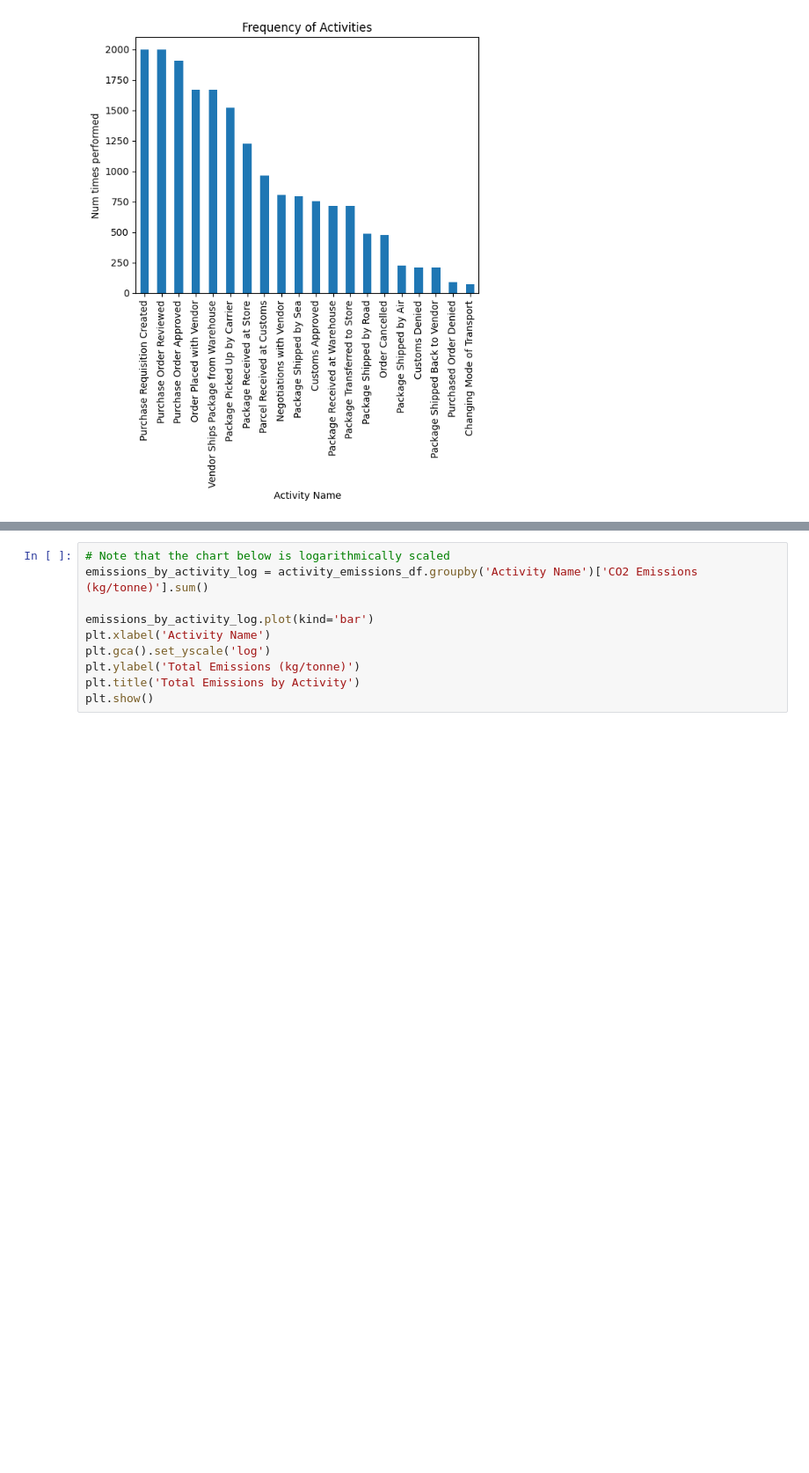
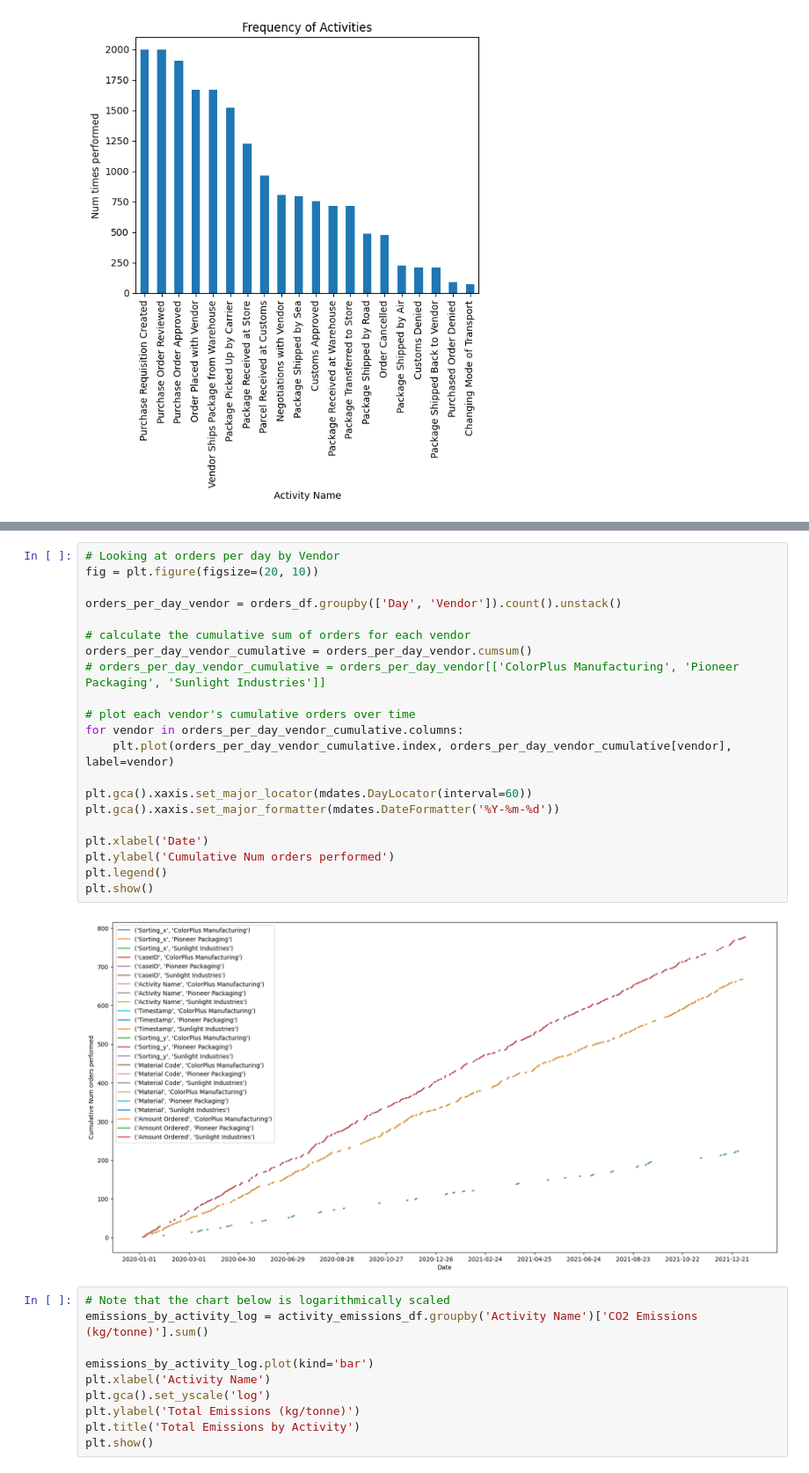
Before and after one commit to aaaka5h/BOLT-Datathon, a Jupyter notebook: analysis.ipynb, the cells around one changed output, grey strips where cells are left out. Shown at 88% size. Drawn from its saved outputs; the diff is of its cells as text; blank space fills up the shorter version.

```diff
--- a/analysis.ipynb
+++ b/analysis.ipynb
@@ -106,3 +114,26 @@ plt.show()
+# %%
+# Looking at orders per day by Vendor
+fig = plt.figure(figsize=(20, 10))
+
+orders_per_day_vendor = orders_df.groupby(['Day', 'Vendor']).count().unstack()
+
+# calculate the cumulative sum of orders for each vendor
+orders_per_day_vendor_cumulative = orders_per_day_vendor.cumsum()
+# orders_per_day_vendor_cumulative = orders_per_day_vendor[['ColorPlus Manufacturing', 'Pioneer Packaging', 'Sunlight Industries']]
+
+# plot each vendor's cumulative orders over time
+for vendor in orders_per_day_vendor_cumulative.columns:
+    plt.plot(orders_per_day_vendor_cumulative.index, orders_per_day_vendor_cumulative[vendor], label=vendor)
+
+plt.gca().xaxis.set_major_locator(mdates.DayLocator(interval=60))
+plt.gca().xaxis.set_major_formatter(mdates.DateFormatter('%Y-%m-%d'))
+
+plt.xlabel('Date')
+plt.ylabel('Cumulative Num orders performed')
+plt.legend()
+plt.show()
+# %% [output]
+[figure, added]
 # %%
 # Note that the chart below is logarithmically scaled
 emissions_by_activity_log = activity_emissions_df.groupby('Activity Name')['CO2 Emissions (kg/tonne)'].sum()
```
Also changed, not shown: parts of 8 cells of this notebook.
